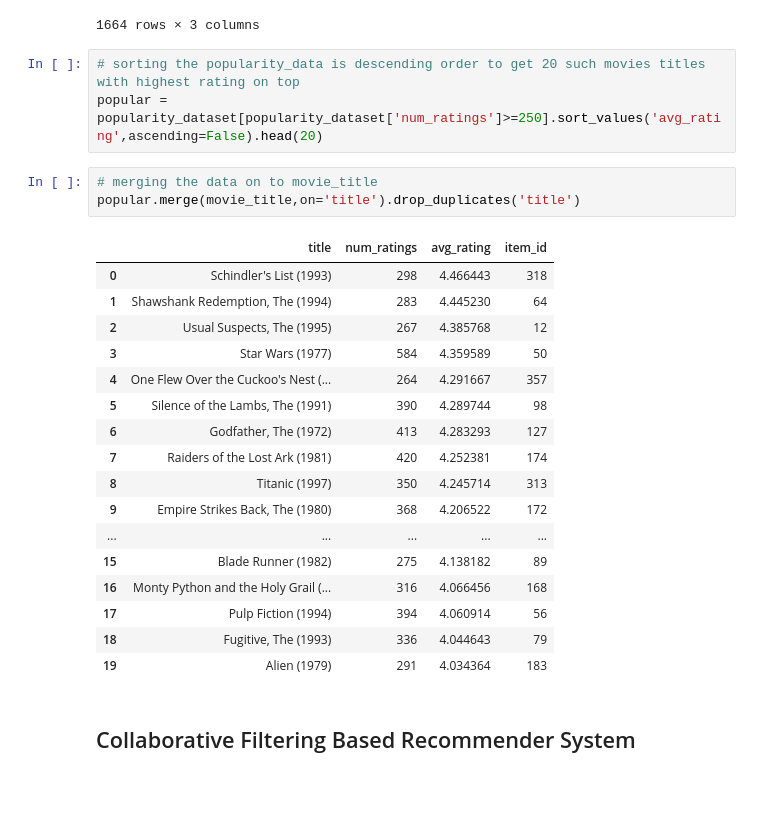
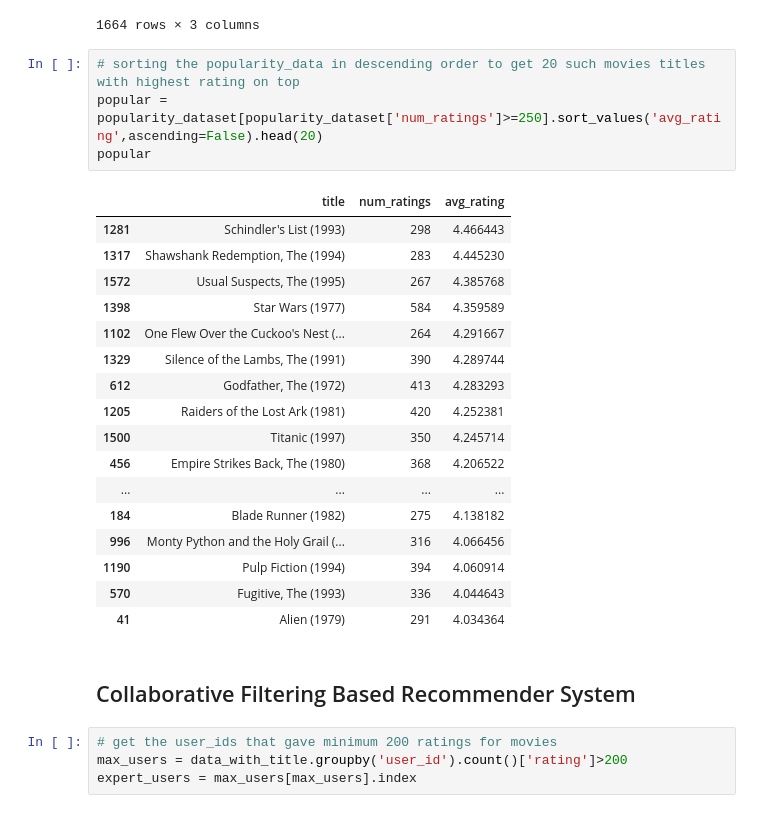
Before and after one commit to Arya202004/Movie_recommender_system, a Jupyter notebook: movie-recommender-system.ipynb, the cells around one changed output. Saved outputs shown, nothing was run; the diff lists cells and outputs as text.

```diff
--- a/Recommsystem.ipynb
+++ b/movie-recommender-system.ipynb
@@ -196,28 +201,30 @@ popularity_dataset
 | 1663 | Á köldum klaka (Cold Fever) (1994) | 1 | 3.000000 |
 1664 rows × 3 columns
 # %%
-# sorting the popularity_data is descending order to get 20 such movies titles with highest rating on top
+# sorting the popularity_data in descending order to get 20 such movies titles with highest rating on top
 popular = popularity_dataset[popularity_dataset['num_ratings']>=250].sort_values('avg_rating',ascending=False).head(20)
+popular
+# %% [output]
+|  | title | num_ratings | avg_rating |
+| 1281 | Schindler's List (1993) | 298 | 4.466443 |
+| 1317 | Shawshank Redemption, The (1994) | 283 | 4.445230 |
+| 1572 | Usual Suspects, The (1995) | 267 | 4.385768 |
+| 1398 | Star Wars (1977) | 584 | 4.359589 |
+| 1102 | One Flew Over the Cuckoo's Nest (... | 264 | 4.291667 |
+| 1329 | Silence of the Lambs, The (1991) | 390 | 4.289744 |
+| 612 | Godfather, The (1972) | 413 | 4.283293 |
+| 1205 | Raiders of the Lost Ark (1981) | 420 | 4.252381 |
+| 1500 | Titanic (1997) | 350 | 4.245714 |
+| 456 | Empire Strikes Back, The (1980) | 368 | 4.206522 |
+| ... | ... | ... | ... |
+| 184 | Blade Runner (1982) | 275 | 4.138182 |
+| 996 | Monty Python and the Holy Grail (... | 316 | 4.066456 |
+| 1190 | Pulp Fiction (1994) | 394 | 4.060914 |
+| 570 | Fugitive, The (1993) | 336 | 4.044643 |
+| 41 | Alien (1979) | 291 | 4.034364 |
-# %%
-# merging the data on to movie_title
-popular.merge(movie_title,on='title').drop_duplicates('title')
-# %% [output]
-|  | title | num_ratings | avg_rating | item_id |
-| 0 | Schindler's List (1993) | 298 | 4.466443 | 318 |
-| 1 | Shawshank Redemption, The (1994) | 283 | 4.445230 | 64 |
-| 2 | Usual Suspects, The (1995) | 267 | 4.385768 | 12 |
-| 3 | Star Wars (1977) | 584 | 4.359589 | 50 |
-| 4 | One Flew Over the Cuckoo's Nest (... | 264 | 4.291667 | 357 |
-| 5 | Silence of the Lambs, The (1991) | 390 | 4.289744 | 98 |
-| 6 | Godfather, The (1972) | 413 | 4.283293 | 127 |
-| 7 | Raiders of the Lost Ark (1981) | 420 | 4.252381 | 174 |
-| 8 | Titanic (1997) | 350 | 4.245714 | 313 |
-| 9 | Empire Strikes Back, The (1980) | 368 | 4.206522 | 172 |
-| ... | ... | ... | ... | ... |
-| 15 | Blade Runner (1982) | 275 | 4.138182 | 89 |
-| 16 | Monty Python and the Holy Grail (... | 316 | 4.066456 | 168 |
-| 17 | Pulp Fiction (1994) | 394 | 4.060914 | 56 |
-| 18 | Fugitive, The (1993) | 336 | 4.044643 | 79 |
-| 19 | Alien (1979) | 291 | 4.034364 | 183 |
 # %% [markdown]
 ## Collaborative Filtering Based Recommender System
+# %%
+# get the user_ids that gave minimum 200 ratings for movies
+max_users = data_with_title.groupby('user_id').count()['rating']>200
+expert_users = max_users[max_users].index
```
Also changed, not shown: parts of 20 cells of this notebook.
